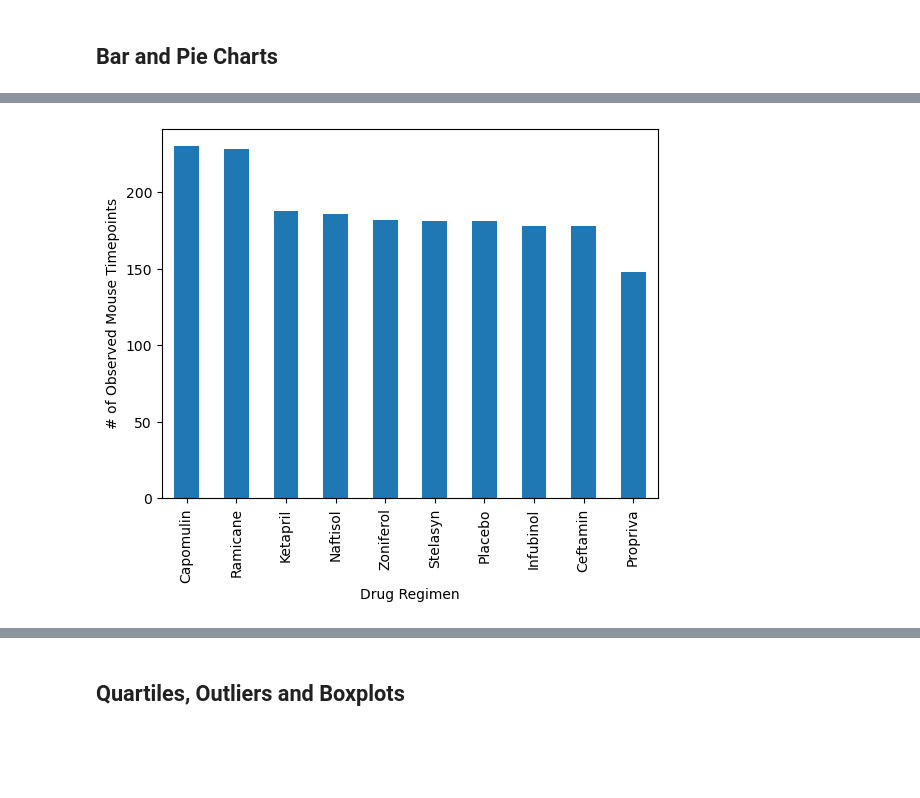
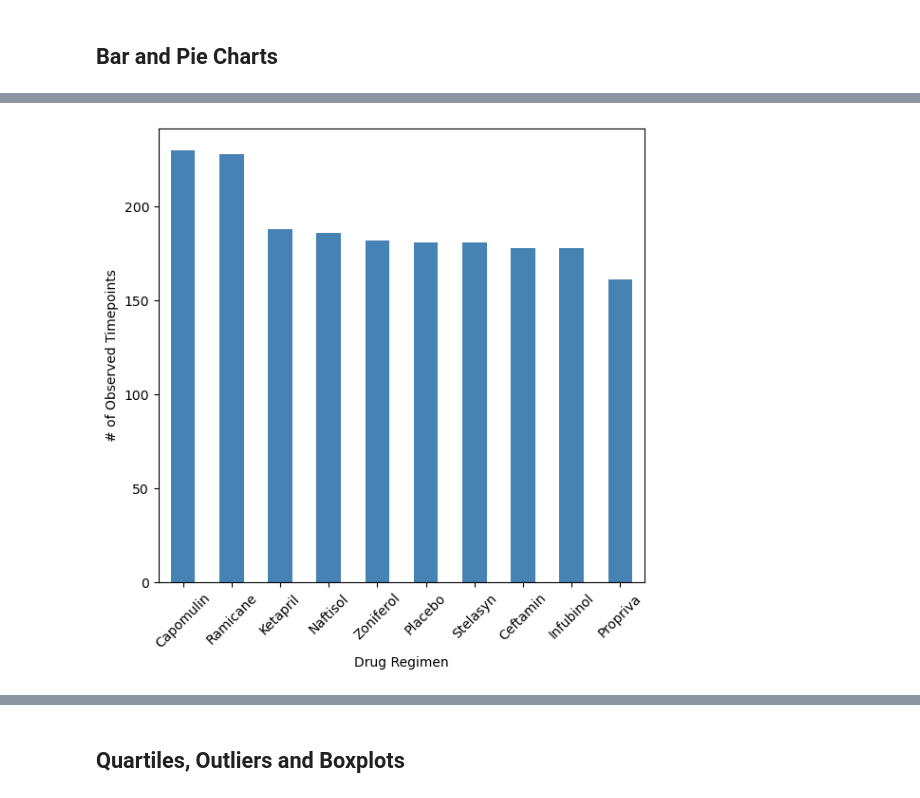
Before and after one commit to mhosseinf/Madule_5_Challenge_Data_Visualisation, a Jupyter notebook: Pymaceuticals/pymaceuticals_starter.ipynb, the cells around one changed output, grey strips where cells are left out. Saved outputs shown, nothing was run; the diff lists cells and outputs as text; code cells hidden in the pictures; blank space fills up the shorter version.

Commit message:
Bar Charts and Pie Charts created

```diff
--- a/Pymaceuticals/pymaceuticals_starter.ipynb
+++ b/Pymaceuticals/pymaceuticals_starter.ipynb
@@ -143,3 +146,12 @@ summary_statistics
 | Zoniferol | 53.236507 | 51.818479 | 48.533355 | 6.966589 | 0.516398 |
 # %% [markdown]
 ## Bar and Pie Charts
+# %%
+
+# Group by Drug Regimen and count the number of rows
+regimen_counts = combined_data.groupby('Drug Regimen').count()
+
+# Sort the regimen_counts Series in descending order
+regimen_counts = regimen_counts.sort_values("Mouse ID",ascending=False)
+
+regimen_counts
@@ -146,4 +171,11 @@ summary_statistics
 # %%
 # Generate a bar plot showing the total number of rows (Mouse ID/Timepoints) for each drug regimen using Pandas.
+regimen_counts.plot(kind='bar', color='steelblue',legend=False,alpha=1,figsize=(6, 6),width=0.5)
+# plt.title('Total Number of Rows for Each Drug Regimen')
+plt.xlabel('Drug Regimen')
+plt.ylabel('# of Observed Timepoints')
+plt.xticks(rotation=45)
+plt.tight_layout()
+plt.show()
 # %% [output]
-[figure, old version]
+[figure, new version]
```
Also changed, not shown: parts of 8 cells of this notebook.
